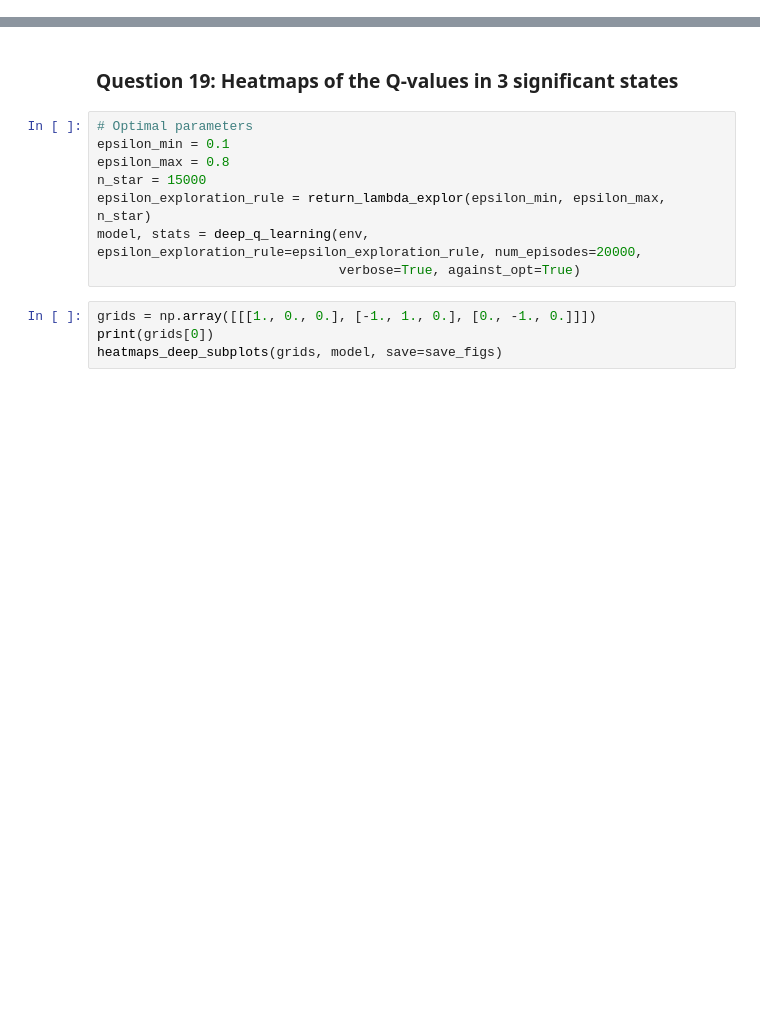
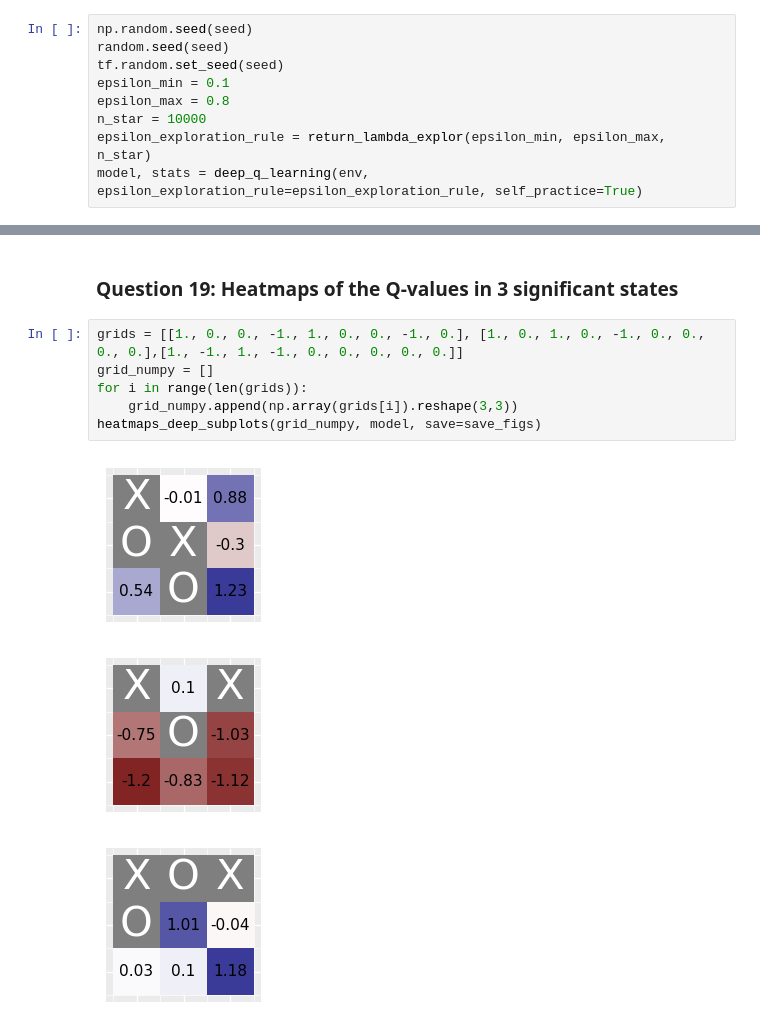
Before and after one commit to IvanBioli/ANN_Project, a Jupyter notebook: code/DQN.ipynb, the cells around one changed output, grey strips where cells are left out. Cells and saved outputs as stored; diff of their text form; blank space fills up the shorter version.

```diff
--- a/code/DQN.ipynb
+++ b/code/DQN.ipynb
@@ -487,0 +502,9 @@ n_star = 40000.0 :      M_opt =  0.0    M_rand =  0.9430000000000001
+# %%
+np.random.seed(seed)
+random.seed(seed)
+tf.random.set_seed(seed)
+epsilon_min = 0.1
+epsilon_max = 0.8
+n_star = 10000
+epsilon_exploration_rule = return_lambda_explor(epsilon_min, epsilon_max, n_star)
+model, stats = deep_q_learning(env, epsilon_exploration_rule=epsilon_exploration_rule, self_practice=True)
@@ -488,14 +519,12 @@ n_star = 40000.0 :      M_opt =  0.0    M_rand =  0.9430000000000001
 # %% [markdown]
 ### Question 19: Heatmaps of the Q-values in 3 significant states
-# %%
-# Optimal parameters
-epsilon_min = 0.1
-epsilon_max = 0.8
-n_star = 15000
-epsilon_exploration_rule = return_lambda_explor(epsilon_min, epsilon_max, n_star)
-model, stats = deep_q_learning(env, epsilon_exploration_rule=epsilon_exploration_rule, num_episodes=20000,
-                               verbose=True, against_opt=True)
-# %%
-grids = np.array([[[1., 0., 0.], [-1., 1., 0.], [0., -1., 0.]]])
-print(grids[0])
-heatmaps_deep_subplots(grids, model, save=save_figs)
+# %%
+grids = [[1., 0., 0., -1., 1., 0., 0., -1., 0.], [1., 0., 1., 0., -1., 0., 0., 0., 0.],[1., -1., 1., -1., 0., 0., 0., 0., 0.]]
+grid_numpy = []
+for i in range(len(grids)):
+    grid_numpy.append(np.array(grids[i]).reshape(3,3))
+heatmaps_deep_subplots(grid_numpy, model, save=save_figs)
+# %% [output]
+[figure, added]
+[figure, added]
+[figure, added]
```
Also changed, not shown: parts of 4 cells of this notebook, 1 other file.
